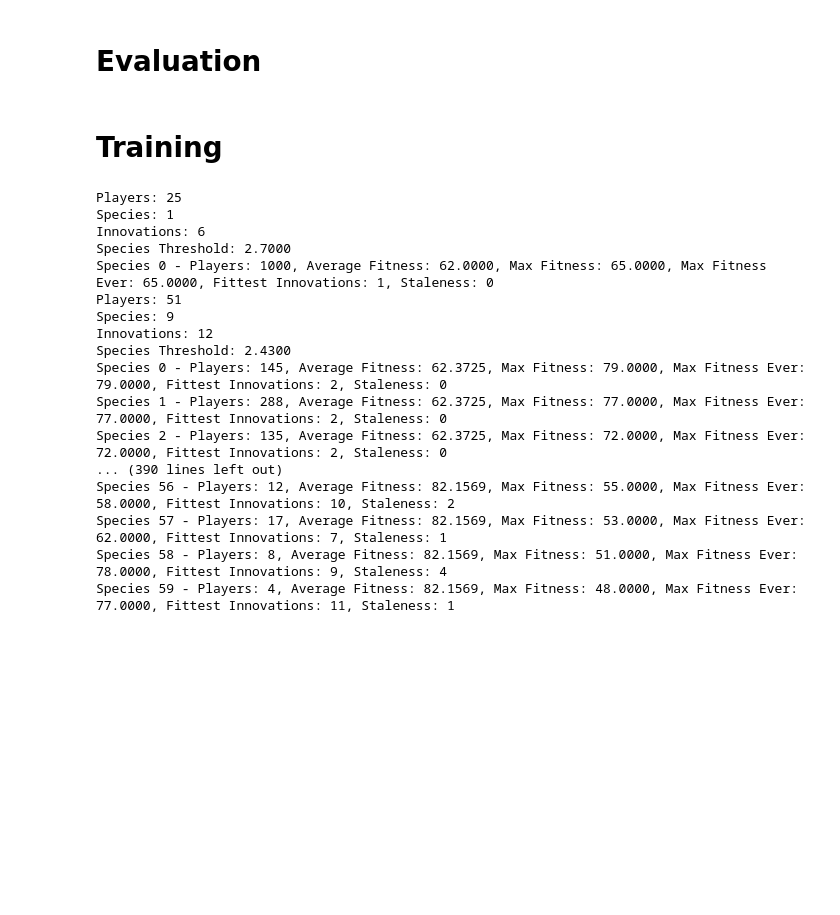
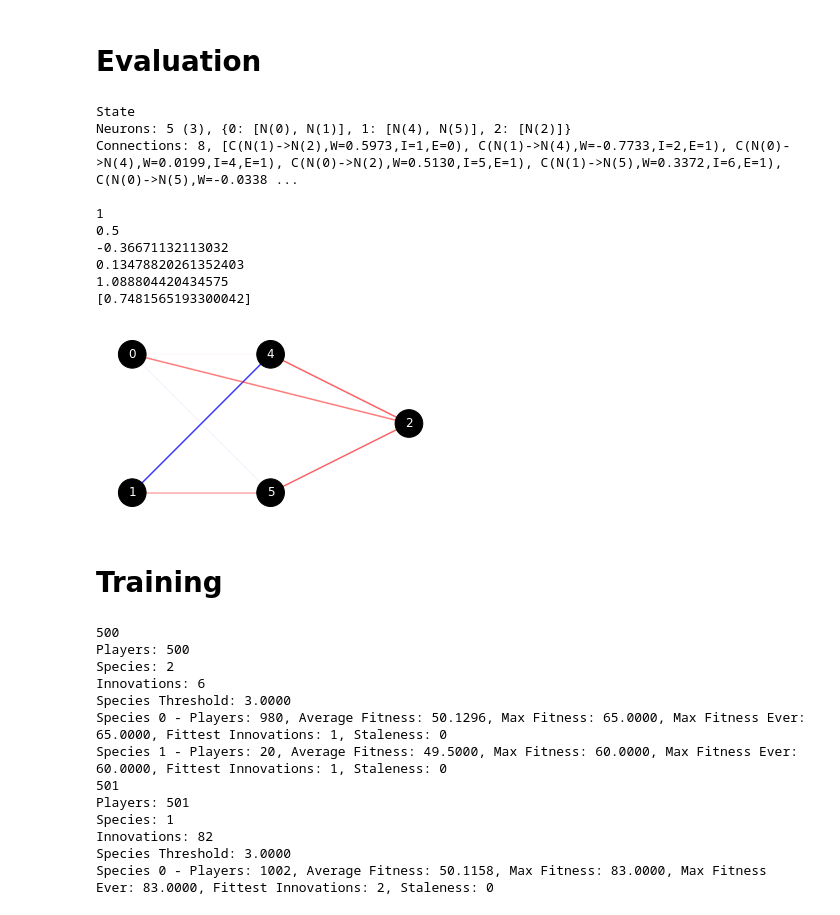
Before and after one commit to drewcurran/COS398_NEAT, a Jupyter notebook: NEAT/test_code.ipynb, the cells around one changed output. Saved outputs shown, nothing was run; the diff lists cells and outputs as text; code cells hidden in the pictures; blank space fills up the shorter version.

```diff
--- a/NEAT/test_code.ipynb
+++ b/NEAT/test_code.ipynb
@@ -191,5 +190,26 @@ Connections: 2, [C(N(1)->N(2),W=-0.3775,I=0,E=1), C(N(0)->N(2),W=-0.4717,I=4,E=1
 # %% [markdown]
 # Evaluation
+# %%
+output = player1.output([1, 0.5])
+player1.print_state()
+player1.draw_state()
+
+for layer_neurons in player1.neurons.values():
+    for neuron in layer_neurons:
+        print(neuron.input_value)
+print(output)
+# %% [output]
+State
+Neurons: 5 (3), {0: [N(0), N(1)], 1: [N(4), N(5)], 2: [N(2)]}
+Connections: 8, [C(N(1)->N(2),W=0.5973,I=1,E=0), C(N(1)->N(4),W=-0.7733,I=2,E=1), C(N(0)->N(4),W=0.0199,I=4,E=1), C(N(0)->N(2),W=0.5130,I=5,E=1), C(N(1)->N(5),W=0.3372,I=6,E=1), C(N(0)->N(5),W=-0.0338 ...
+
+1
+0.5
+-0.36671132113032
+0.13478820261352403
+1.088804420434575
+[0.7481565193300042]
+[figure, added]
 # %% [markdown]
 # Training
 # %%
@@ -212,34 +228,29 @@ def species_info(i):
     "Fittest Innovations: %d, " % len(population.species[i].fittest_player.innovation_labels) + \
     "Staleness: %d" % population.species[i].staleness
 # %%
-from Circuit_Design.circuit_games import XORGame
-
 population = Population(1000, 2, 2)
 
-for _ in range(10):
+for _ in range(5):
     population.new_generation()
     won = XORGame(100).play_game(population.players)
     for i in range(len(population.players)):
         population.players[i].set_fitness(won[i])
     population.update_generation()
+    print(len(population.players))
     print(population_info(population))
     for i in range(len(population.species)):
         print(species_info(i))
 # %% [output]
-Players: 25
+500
+Players: 500
+Species: 2
+Innovations: 6
+Species Threshold: 3.0000
+Species 0 - Players: 980, Average Fitness: 50.1296, Max Fitness: 65.0000, Max Fitness Ever: 65.0000, Fittest Innovations: 1, Staleness: 0
+Species 1 - Players: 20, Average Fitness: 49.5000, Max Fitness: 60.0000, Max Fitness Ever: 60.0000, Fittest Innovations: 1, Staleness: 0
+501
+Players: 501
 Species: 1
-Innovations: 6
-Species Threshold: 2.7000
-Species 0 - Players: 1000, Average Fitness: 62.0000, Max Fitness: 65.0000, Max Fitness Ever: 65.0000, Fittest Innovations: 1, Staleness: 0
-Players: 51
-Species: 9
-Innovations: 12
-Species Threshold: 2.4300
-Species 0 - Players: 145, Average Fitness: 62.3725, Max Fitness: 79.0000, Max Fitness Ever: 79.0000, Fittest Innovations: 2, Staleness: 0
-Species 1 - Players: 288, Average Fitness: 62.3725, Max Fitness: 77.0000, Max Fitness Ever: 77.0000, Fittest Innovations: 2, Staleness: 0
-Species 2 - Players: 135, Average Fitness: 62.3725, Max Fitness: 72.0000, Max Fitness Ever: 72.0000, Fittest Innovations: 2, Staleness: 0
-... (390 lines left out)
-Species 56 - Players: 12, Average Fitness: 82.1569, Max Fitness: 55.0000, Max Fitness Ever: 58.0000, Fittest Innovations: 10, Staleness: 2
-Species 57 - Players: 17, Average Fitness: 82.1569, Max Fitness: 53.0000, Max Fitness Ever: 62.0000, Fittest Innovations: 7, Staleness: 1
-Species 58 - Players: 8, Average Fitness: 82.1569, Max Fitness: 51.0000, Max Fitness Ever: 78.0000, Fittest Innovations: 9, Staleness: 4
-Species 59 - Players: 4, Average Fitness: 82.1569, Max Fitness: 48.0000, Max Fitness Ever: 77.0000, Fittest Innovations: 11, Staleness: 1
+Innovations: 82
+Species Threshold: 3.0000
+Species 0 - Players: 1002, Average Fitness: 50.1158, Max Fitness: 83.0000, Max Fitness Ever: 83.0000, Fittest Innovations: 2, Staleness: 0
```
Also changed, not shown: parts of 21 cells of this notebook, 6 other files.
